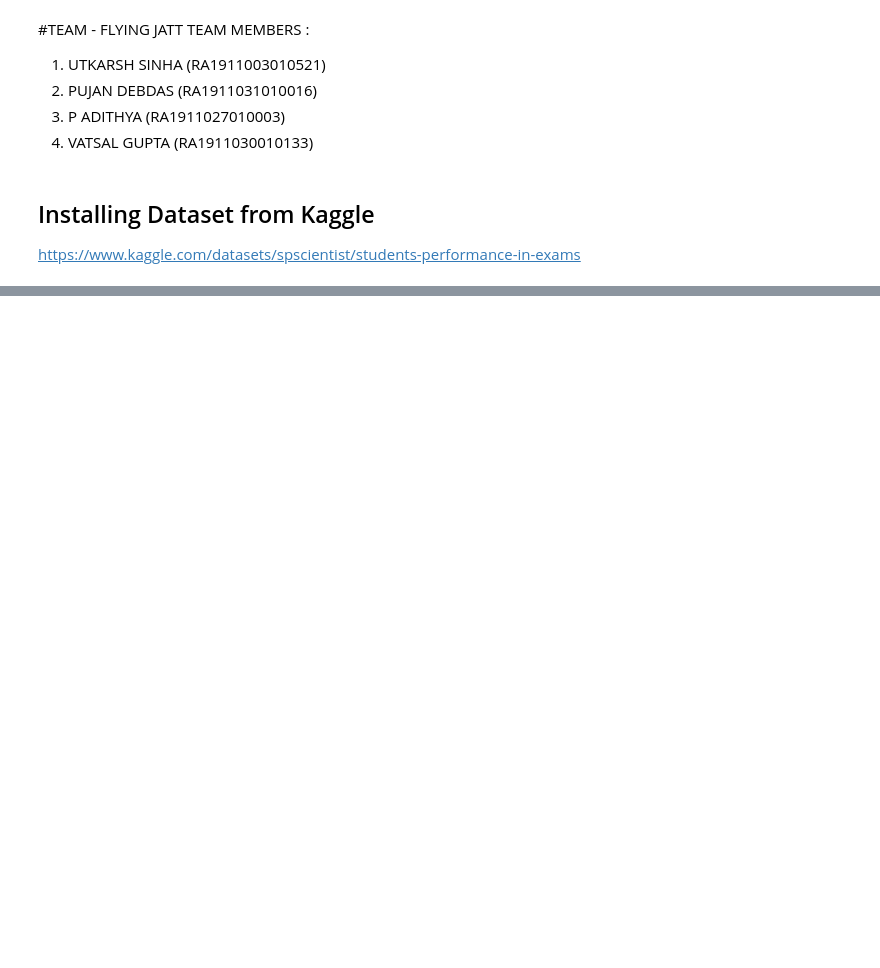
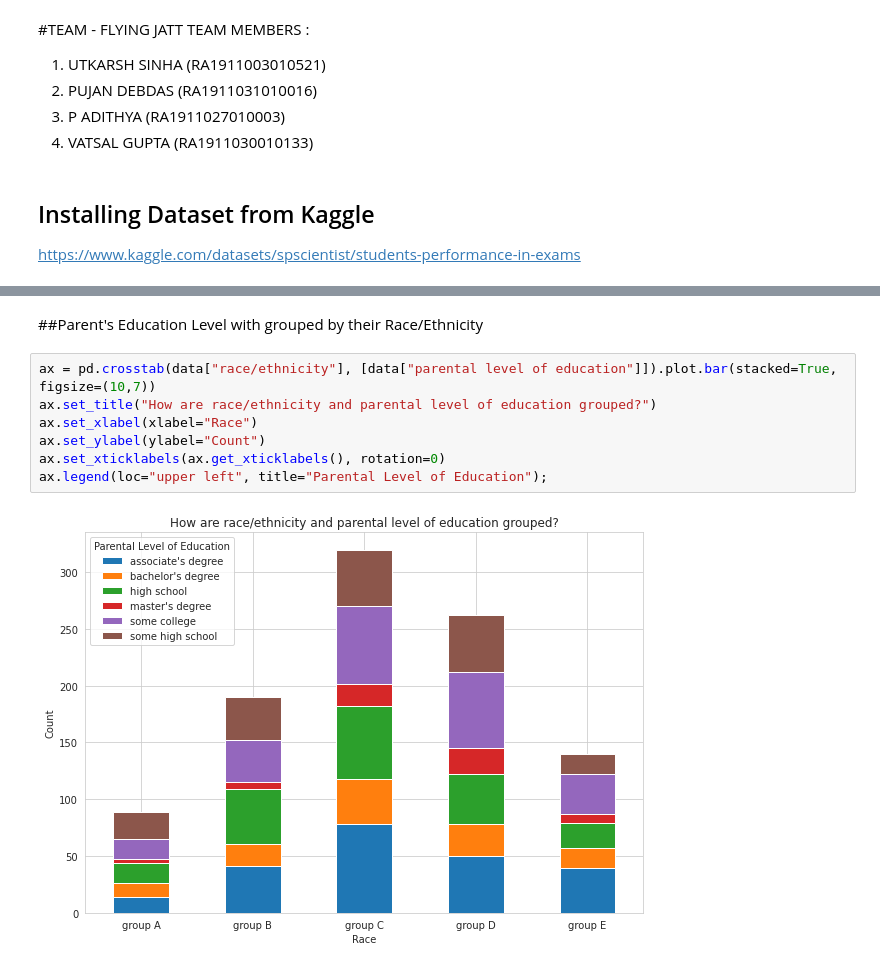
Before and after one commit to us8329/InfoViz_Project, a Jupyter notebook: InfoVIz_Project.ipynb, the cells around one changed output, grey strips where cells are left out. Drawn from its saved outputs; the diff is of its cells as text; blank space fills up the shorter version.

```diff
--- a/InfoVIz_Project.ipynb
+++ b/InfoVIz_Project.ipynb
@@ -260,0 +176,11 @@ Form the above we can clearly see that the students who have completed their tes
+# %% [markdown]
+##Parent's Education Level with grouped by their Race/Ethnicity
+# %%
+ax = pd.crosstab(data["race/ethnicity"], [data["parental level of education"]]).plot.bar(stacked=True, figsize=(10,7))
+ax.set_title("How are race/ethnicity and parental level of education grouped?")
+ax.set_xlabel(xlabel="Race")
+ax.set_ylabel(ylabel="Count")
+ax.set_xticklabels(ax.get_xticklabels(), rotation=0)
+ax.legend(loc="upper left", title="Parental Level of Education");
+# %% [output]
+[figure, added]
```
Also changed, not shown: parts of 100 cells of this notebook, 1 other file.
